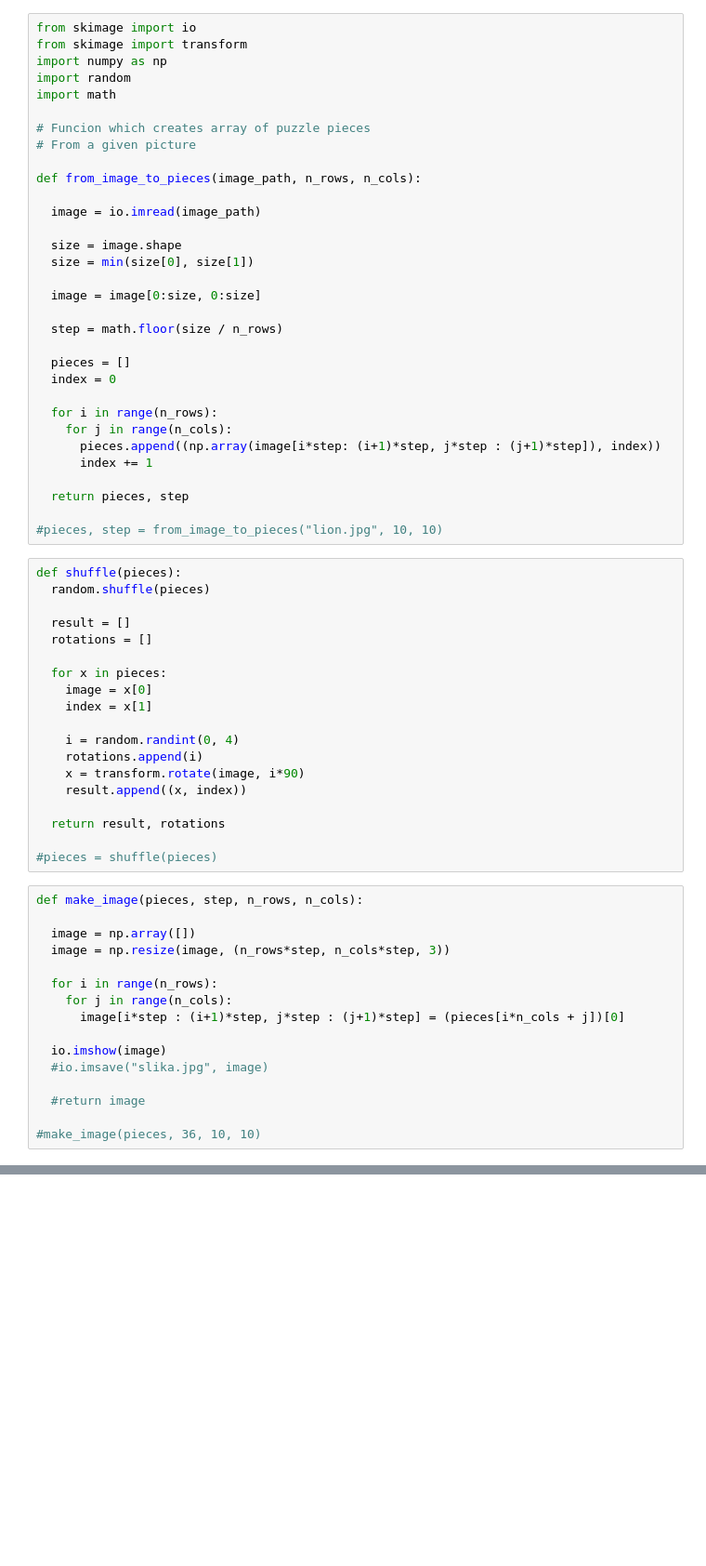
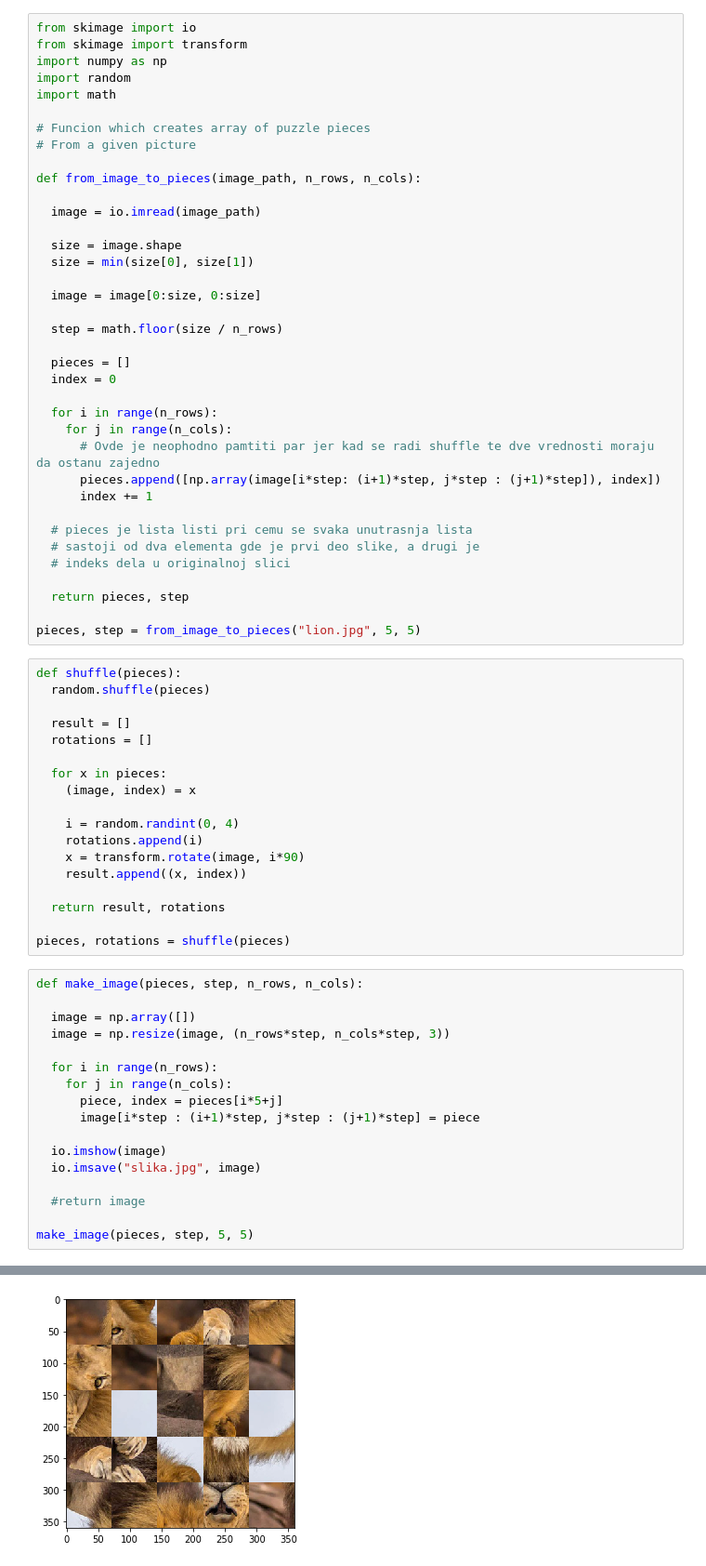
Before and after one commit to Hos1g4k1/Jigsaw-Puzzle-Solver, a Jupyter notebook: utils.ipynb, the cells around one changed output, grey strips where cells are left out. Shown at 93% size. Cells and saved outputs as stored; diff of their text form; blank space fills up the shorter version.

```diff
--- a/utils.ipynb
+++ b/utils.ipynb
@@ -24,12 +24,17 @@ def from_image_to_pieces(image_path, n_rows, n_cols):
 
   for i in range(n_rows):
     for j in range(n_cols):
-      pieces.append((np.array(image[i*step: (i+1)*step, j*step : (j+1)*step]), index))
+      # Ovde je neophodno pamtiti par jer kad se radi shuffle te dve vrednosti moraju da ostanu zajedno
+      pieces.append([np.array(image[i*step: (i+1)*step, j*step : (j+1)*step]), index])
       index += 1
+
+  # pieces je lista listi pri cemu se svaka unutrasnja lista
+  # sastoji od dva elementa gde je prvi deo slike, a drugi je
+  # indeks dela u originalnoj slici
 
   return pieces, step
 
-#pieces, step = from_image_to_pieces("lion.jpg", 10, 10)
+pieces, step = from_image_to_pieces("lion.jpg", 5, 5)
 # %%
 def shuffle(pieces):
   random.shuffle(pieces)
@@ -38,8 +43,7 @@ def shuffle(pieces):
   rotations = []
 
   for x in pieces:
-    image = x[0]
-    index = x[1]
+    (image, index) = x
 
     i = random.randint(0, 4)
     rotations.append(i)
@@ -48,7 +52,7 @@ def shuffle(pieces):
 
   return result, rotations
 
-#pieces = shuffle(pieces)
+pieces, rotations = shuffle(pieces)
 # %%
 def make_image(pieces, step, n_rows, n_cols):
 
@@ -57,11 +61,13 @@ def make_image(pieces, step, n_rows, n_cols):
 
   for i in range(n_rows):
     for j in range(n_cols):
-      image[i*step : (i+1)*step, j*step : (j+1)*step] = (pieces[i*n_cols + j])[0]
+      piece, index = pieces[i*5+j]
+      image[i*step : (i+1)*step, j*step : (j+1)*step] = piece
 
   io.imshow(image)
-  #io.imsave("slika.jpg", image)
+  io.imsave("slika.jpg", image)
 
   #return image
 
-#make_image(pieces, 36, 10, 10)
+make_image(pieces, step, 5, 5)
+# %% [output]
@@ -68,3 +75,4 @@ def make_image(pieces, step, n_rows, n_cols):
+[figure, added]
 # %%
 class Chromosome:
 
```
Also changed, not shown: parts of 3 cells of this notebook.
